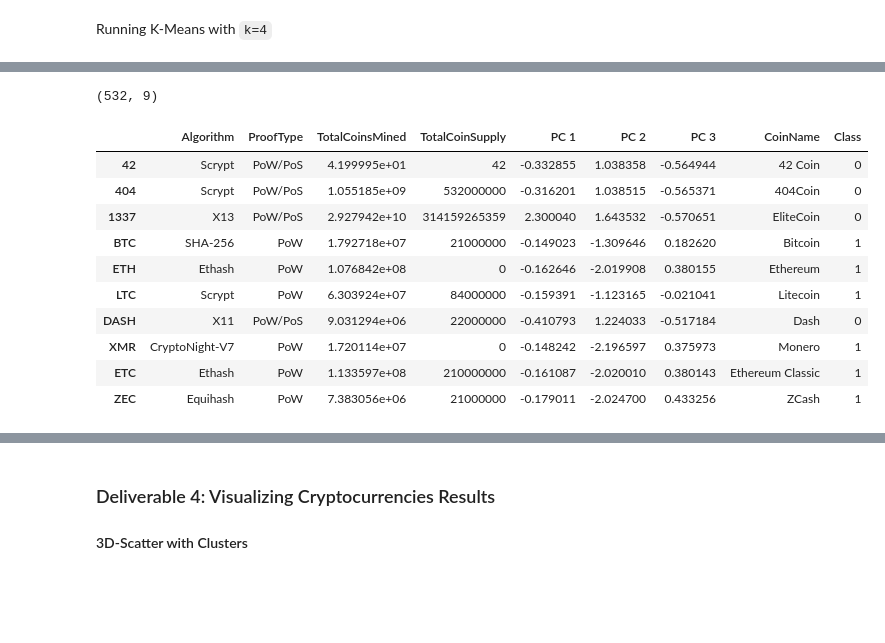
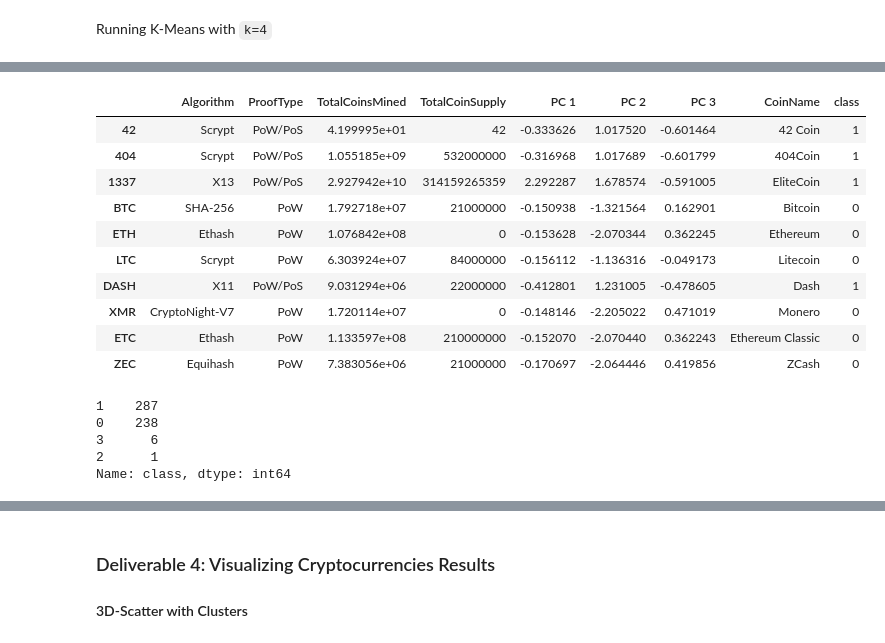
Before and after one commit to mgsrichard/Cryptocurrencies, a Jupyter notebook: crypto_clustering.ipynb, the cells around one changed output, grey strips where cells are left out. Drawn from its saved outputs; the diff is of its cells as text; code cells hidden in the pictures; blank space fills up the shorter version.

```diff
--- a/crypto_clustering.ipynb
+++ b/crypto_clustering.ipynb
@@ -327,28 +326,39 @@ array([0, 0, 0, 3, 3, 3, 0, 3, 3, 3, 0, 3, 0, 0, 3, 0, 3, 3, 0, 0, 3, 3,
 # %%
 # Create a new DataFrame including predicted clusters and cryptocurrencies features.
 # Concatentate the crypto_df and pcs_df DataFrames on the same columns.
 # YOUR CODE HERE
-crypto_pca_df["class"] = model.labels_
 
+
+clustered_df = pd.concat([crypto_df, crypto_pca_df],axis=1)
+clustered_df
 #  Add a new column, "CoinName" to the clustered_df DataFrame that holds the names of the cryptocurrencies.
 # YOUR CODE HERE
-
+clustered_df["CoinName"]=names_df["CoinName"]
 #  Add a new column, "Class" to the clustered_df DataFrame that holds the predictions.
 # YOUR CODE HERE
+clustered_df["class"] = model.labels_
+clustered_df.rename(columns = {0: "PC 1",1:"PC 2",2:"PC 3"},inplace=True)
 
 # Print the shape of the clustered_df
-print(clustered_df.shape)
+#print(clustered_df.shape)
 clustered_df.head(10)
 # %% [output]
-(532, 9)
-|  | Algorithm | ProofType | TotalCoinsMined | TotalCoinSupply | PC 1 | PC 2 | PC 3 | CoinName | Class |
-| 42 | Scrypt | PoW/PoS | 4.199995e+01 | 42 | -0.332855 | 1.038358 | -0.564944 | 42 Coin | 0 |
-| 404 | Scrypt | PoW/PoS | 1.055185e+09 | 532000000 | -0.316201 | 1.038515 | -0.565371 | 404Coin | 0 |
-| 1337 | X13 | PoW/PoS | 2.927942e+10 | 314159265359 | 2.300040 | 1.643532 | -0.570651 | EliteCoin | 0 |
-| BTC | SHA-256 | PoW | 1.792718e+07 | 21000000 | -0.149023 | -1.309646 | 0.182620 | Bitcoin | 1 |
-| ETH | Ethash | PoW | 1.076842e+08 | 0 | -0.162646 | -2.019908 | 0.380155 | Ethereum | 1 |
-| LTC | Scrypt | PoW | 6.303924e+07 | 84000000 | -0.159391 | -1.123165 | -0.021041 | Litecoin | 1 |
-| DASH | X11 | PoW/PoS | 9.031294e+06 | 22000000 | -0.410793 | 1.224033 | -0.517184 | Dash | 0 |
-| XMR | CryptoNight-V7 | PoW | 1.720114e+07 | 0 | -0.148242 | -2.196597 | 0.375973 | Monero | 1 |
-| ETC | Ethash | PoW | 1.133597e+08 | 210000000 | -0.161087 | -2.020010 | 0.380143 | Ethereum Classic | 1 |
-| ZEC | Equihash | PoW | 7.383056e+06 | 21000000 | -0.179011 | -2.024700 | 0.433256 | ZCash | 1 |
+|  | Algorithm | ProofType | TotalCoinsMined | TotalCoinSupply | PC 1 | PC 2 | PC 3 | CoinName | class |
+| 42 | Scrypt | PoW/PoS | 4.199995e+01 | 42 | -0.333626 | 1.017520 | -0.601464 | 42 Coin | 1 |
+| 404 | Scrypt | PoW/PoS | 1.055185e+09 | 532000000 | -0.316968 | 1.017689 | -0.601799 | 404Coin | 1 |
+| 1337 | X13 | PoW/PoS | 2.927942e+10 | 314159265359 | 2.292287 | 1.678574 | -0.591005 | EliteCoin | 1 |
+| BTC | SHA-256 | PoW | 1.792718e+07 | 21000000 | -0.150938 | -1.321564 | 0.162901 | Bitcoin | 0 |
+| ETH | Ethash | PoW | 1.076842e+08 | 0 | -0.153628 | -2.070344 | 0.362245 | Ethereum | 0 |
+| LTC | Scrypt | PoW | 6.303924e+07 | 84000000 | -0.156112 | -1.136316 | -0.049173 | Litecoin | 0 |
+| DASH | X11 | PoW/PoS | 9.031294e+06 | 22000000 | -0.412801 | 1.231005 | -0.478605 | Dash | 1 |
+| XMR | CryptoNight-V7 | PoW | 1.720114e+07 | 0 | -0.148146 | -2.205022 | 0.471019 | Monero | 0 |
+| ETC | Ethash | PoW | 1.133597e+08 | 210000000 | -0.152070 | -2.070440 | 0.362243 | Ethereum Classic | 0 |
+| ZEC | Equihash | PoW | 7.383056e+06 | 21000000 | -0.170697 | -2.064446 | 0.419856 | ZCash | 0 |
+# %%
+clustered_df['class'].value_counts()
+# %% [output]
+1    287
+0    238
+3      6
+2      1
+Name: class, dtype: int64
```
Also changed, not shown: parts of 13 cells of this notebook.
